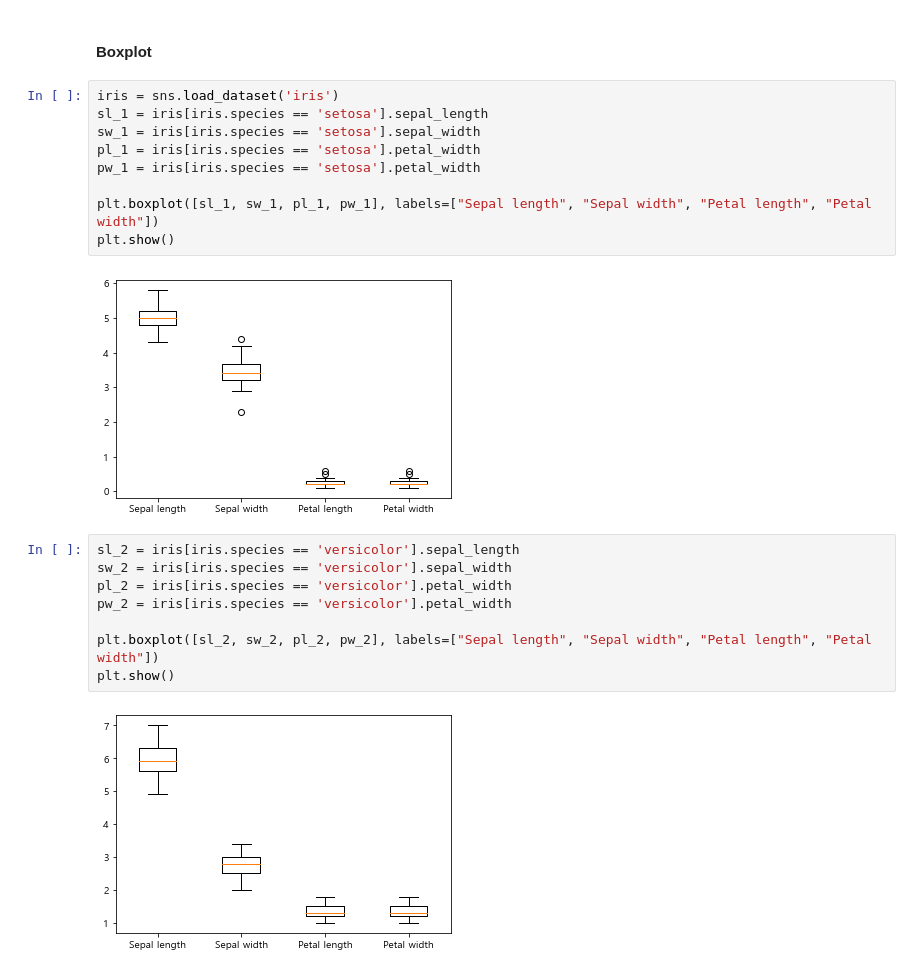
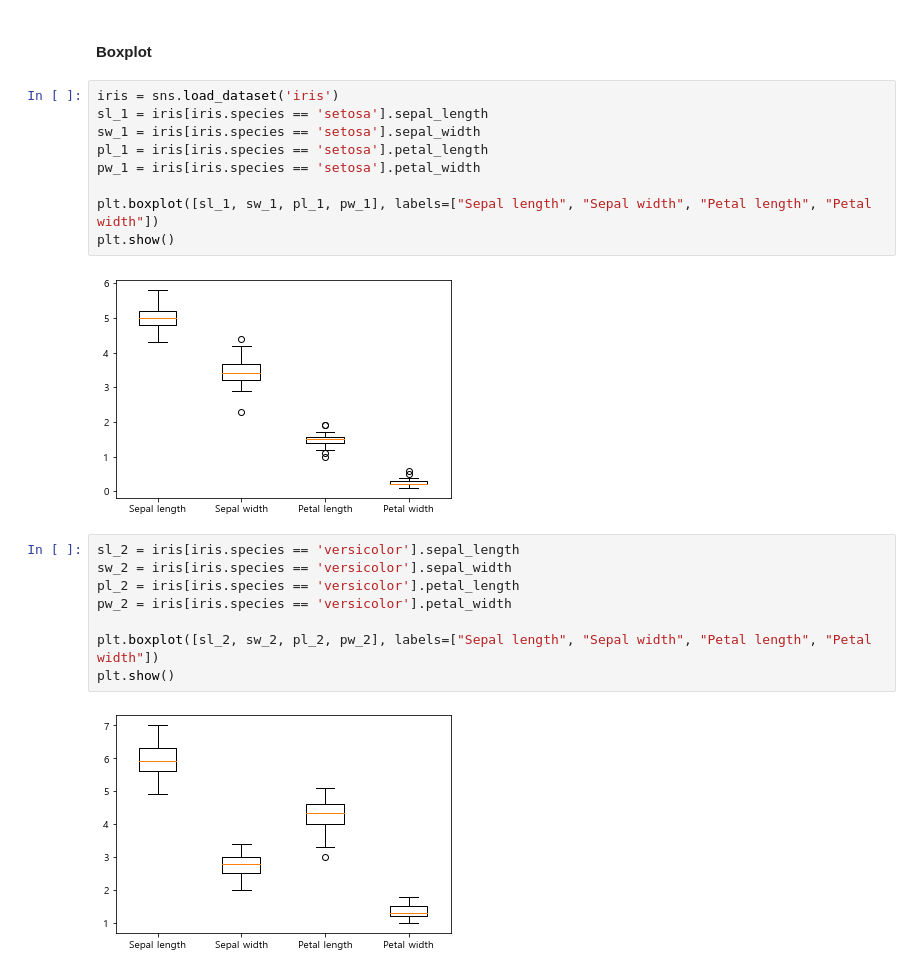
Before and after one commit to YeongilK/Data-Analysis-2020, a Jupyter notebook: 04_Visualization/02_matplotlib.ipynb, the cells around one changed output. Saved outputs shown, nothing was run; the diff lists cells and outputs as text.

```diff
--- a/04_Visualization/02_matplotlib.ipynb
+++ b/04_Visualization/02_matplotlib.ipynb
@@ -414,24 +414,24 @@ plt.show()
 # %%
 iris = sns.load_dataset('iris')
 sl_1 = iris[iris.species == 'setosa'].sepal_length
 sw_1 = iris[iris.species == 'setosa'].sepal_width
-pl_1 = iris[iris.species == 'setosa'].petal_width
+pl_1 = iris[iris.species == 'setosa'].petal_length
 pw_1 = iris[iris.species == 'setosa'].petal_width
 
 plt.boxplot([sl_1, sw_1, pl_1, pw_1], labels=["Sepal length", "Sepal width", "Petal length", "Petal width"])
 plt.show()
 # %% [output]
-[figure, old version]
+[figure, new version]
 # %%
 sl_2 = iris[iris.species == 'versicolor'].sepal_length
 sw_2 = iris[iris.species == 'versicolor'].sepal_width
-pl_2 = iris[iris.species == 'versicolor'].petal_width
+pl_2 = iris[iris.species == 'versicolor'].petal_length
 pw_2 = iris[iris.species == 'versicolor'].petal_width
 
 plt.boxplot([sl_2, sw_2, pl_2, pw_2], labels=["Sepal length", "Sepal width", "Petal length", "Petal width"])
 plt.show()
 # %% [output]
-[figure, old version]
+[figure, new version]
 # %%
 sl_3 = iris[iris.species == 'virginica'].sepal_length
 sw_3 = iris[iris.species == 'virginica'].sepal_width
```
Also changed, not shown: parts of 1 cell of this notebook.
